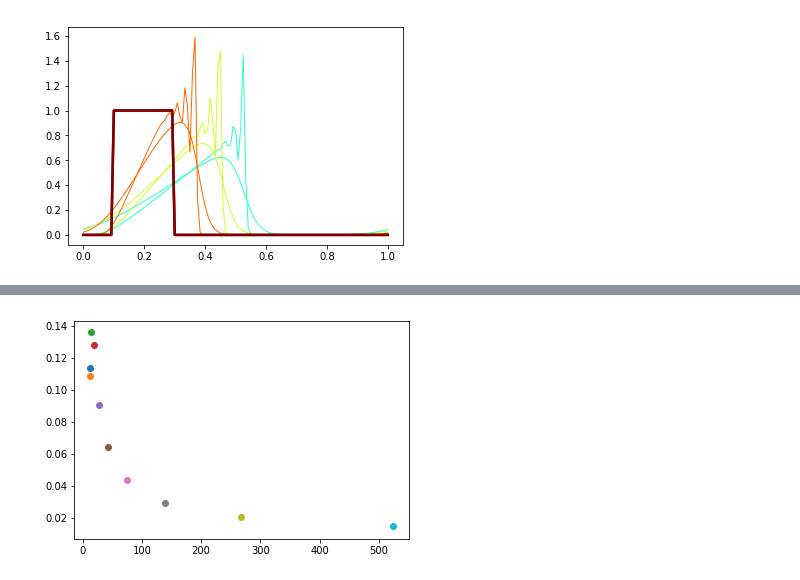
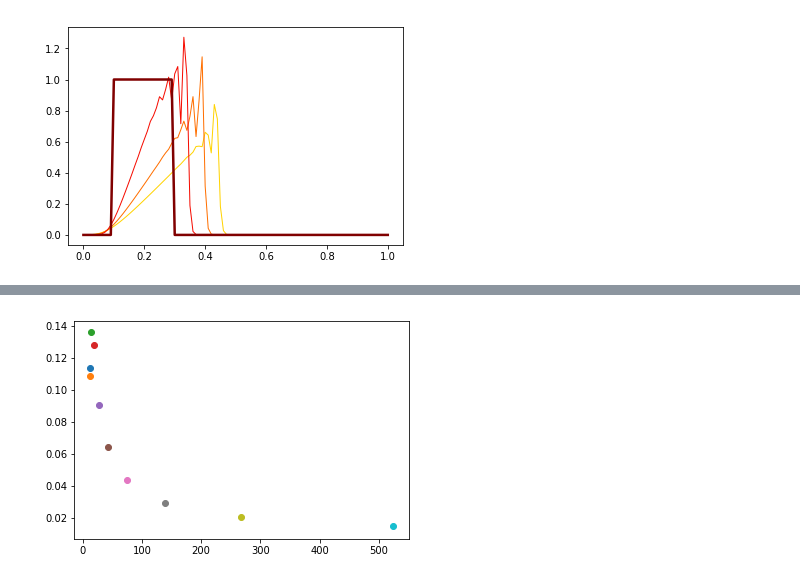
Before and after one commit to James14641/testfolder, a Jupyter notebook: Burgers_Current.ipynb, the cells around one changed output, grey strips where cells are left out. Saved outputs shown, nothing was run; the diff lists cells and outputs as text; code cells hidden in the pictures.

```diff
--- a/Burgers_Current.ipynb
+++ b/Burgers_Current.ipynb
@@ -276,14 +278,9 @@ def Plotting(X,nx,nt):
 # %%
 # analytical solution ## incomplete
 ### Do I need to compute against a analytical solution?
-# %%
-X = Main(121,601,0.5,1,0.001,"picard",0)
-Plotting(X,121,601)
-### upwinding is equivalent to adding diffusion, ie increasing to 0.01###
-X = Main(121,601,0.5,1,0.01,"picard",0)
-Plotting(X,121,601)
-### doesnt capture interface, but is nice and smooth with no oscilations###
-### as predicted
-# %% [output]
-[figure, removed]
+# %%
+X = Main(101,51,0.5,1,0.001,"picard",0.5)
+Plotting(X,101,51)
+# %% [output]
+[figure, added]
 # %%
```
Also changed, not shown: parts of 5 cells of this notebook, 6 other files.
